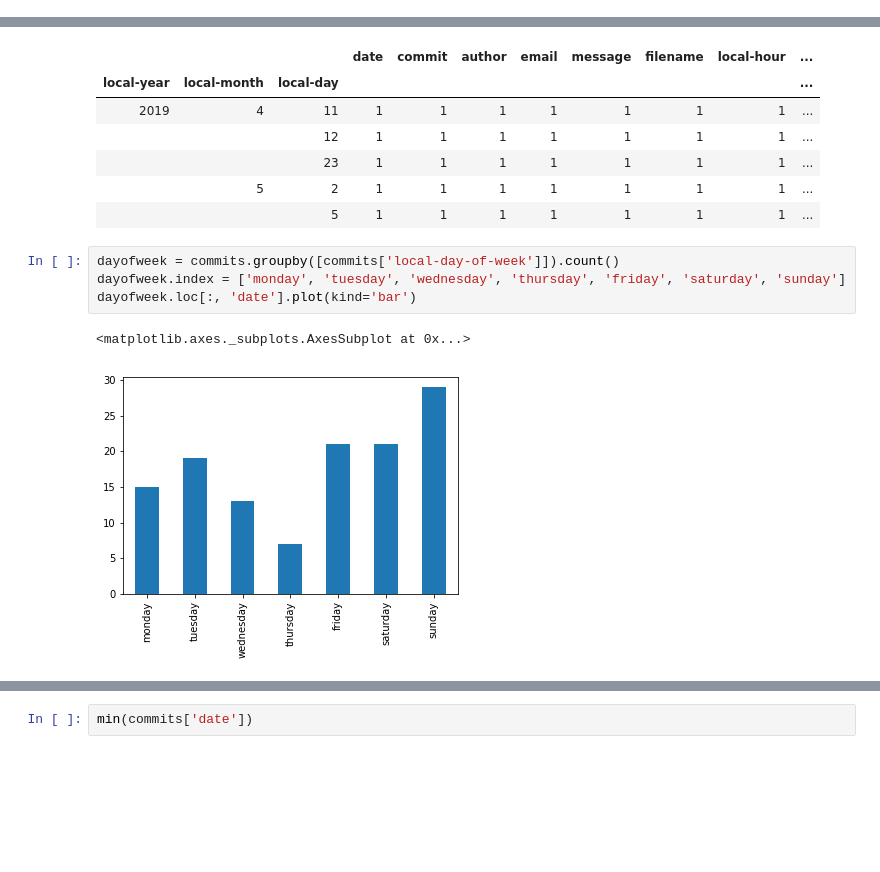
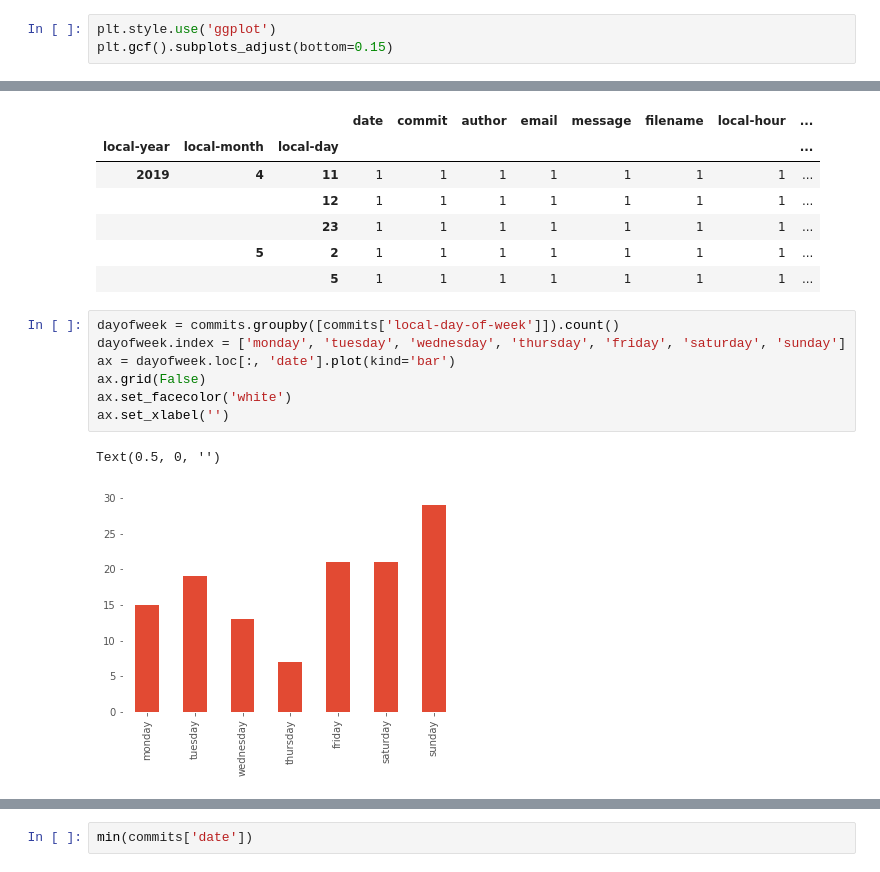
Before and after one commit to ADGEfficiency/world-models-dev, a Jupyter notebook: notebooks/git-history.ipynb, the cells around one changed output, grey strips where cells are left out. Saved outputs shown, nothing was run; the diff lists cells and outputs as text; blank space fills up the shorter version.

```diff
--- a/notebooks/git-history.ipynb
+++ b/notebooks/git-history.ipynb
@@ -0,0 +1,3 @@
+# %%
+plt.style.use('ggplot')
+plt.gcf().subplots_adjust(bottom=0.15)
@@ -63,9 +68,12 @@ daily.head()
 # %%
 dayofweek = commits.groupby([commits['local-day-of-week']]).count()
 dayofweek.index = ['monday', 'tuesday', 'wednesday', 'thursday', 'friday', 'saturday', 'sunday']
-dayofweek.loc[:, 'date'].plot(kind='bar')
+ax = dayofweek.loc[:, 'date'].plot(kind='bar')
+ax.grid(False)
+ax.set_facecolor('white')
+ax.set_xlabel('')
 # %% [output]
-<matplotlib.axes._subplots.AxesSubplot at 0x...>
+Text(0.5, 0, '')
-[figure, old version]
+[figure, new version]
 # %%
 hour = commits.groupby([commits['local-hour']]).count()
```
Also changed, not shown: parts of 4 cells of this notebook, 19 other files.
